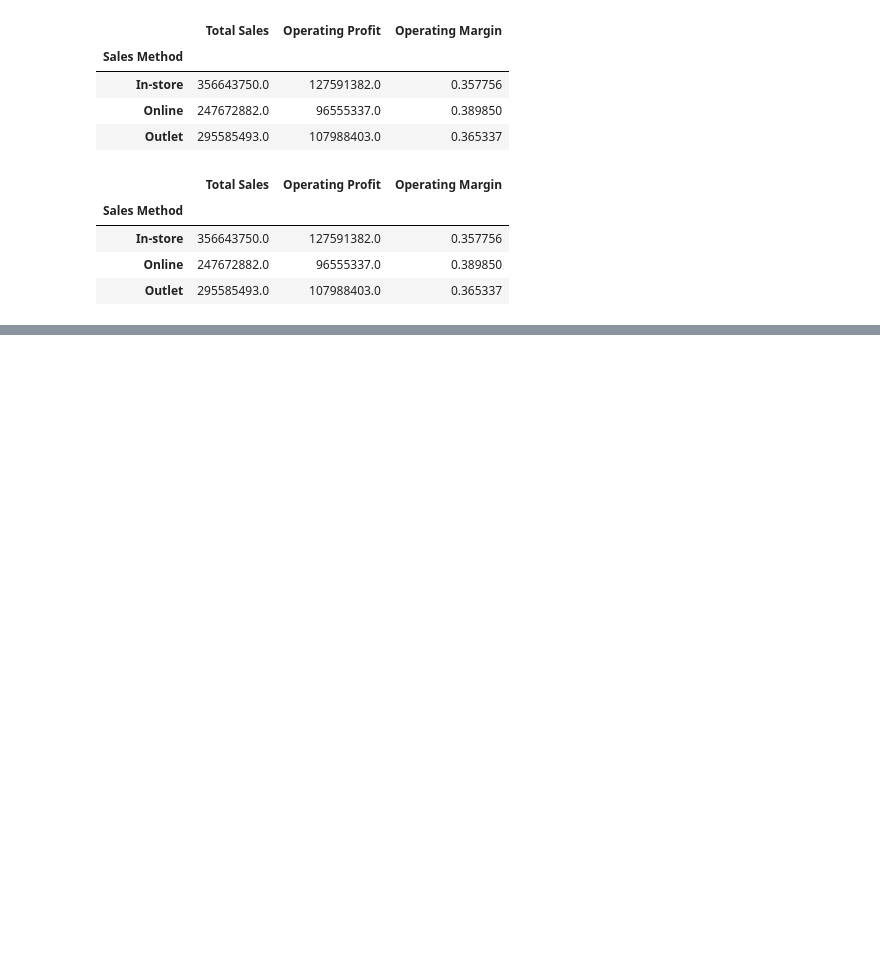
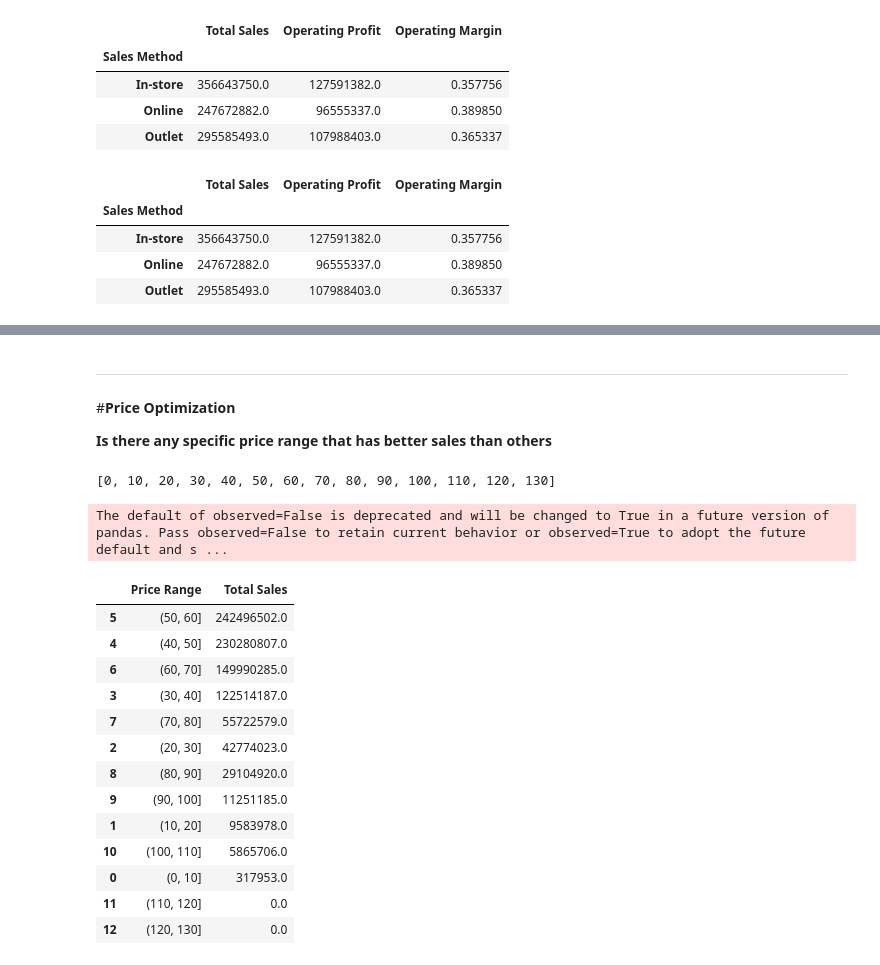
Before and after one commit to amanraghuvanshi/Adidas-Western-Zone-Sales, a Jupyter notebook: AdidasSalesAnalysis.ipynb, the cells around one changed output, grey strips where cells are left out. Drawn from its saved outputs; the diff is of its cells as text; code cells hidden in the pictures; blank space fills up the shorter version.

```diff
--- a/AdidasSalesAnalysis.ipynb
+++ b/AdidasSalesAnalysis.ipynb
@@ -733,0 +736,12 @@ Bonus: Many businesses use both channels (omnichannel approach) to leverage the
+# %% [markdown]
+<hr>
+
+#**Price Optimization**
+
+**Is there any specific price range that has better sales than others**
+# %%
+# determining the price ranges
+bins = [a for a in range(0, 131, 10)]
+bins
+# %% [output]
+[0, 10, 20, 30, 40, 50, 60, 70, 80, 90, 100, 110, 120, 130]
@@ -733,0 +751,28 @@ Bonus: Many businesses use both channels (omnichannel approach) to leverage the
+# %%
+# Create a new column for the price range
+df['Price Range'] = pd.cut(df['Price per Unit'], bins)
+
+# Group by the price range and sum the total sales
+salesPrice = df.groupby('Price Range')['Total Sales'].sum().reset_index()
+
+# Sorting the results to see which price range has the highest sales
+salesPrice = salesPrice.sort_values(by='Total Sales', ascending=False)
+
+# Results are sorted based on Total Sales
+salesPrice
+# %% [output]
+The default of observed=False is deprecated and will be changed to True in a future version of pandas. Pass observed=False to retain current behavior or observed=True to adopt the future default and s ...
+|  | Price Range | Total Sales |
+| 5 | (50, 60] | 242496502.0 |
+| 4 | (40, 50] | 230280807.0 |
+| 6 | (60, 70] | 149990285.0 |
+| 3 | (30, 40] | 122514187.0 |
+| 7 | (70, 80] | 55722579.0 |
+| 2 | (20, 30] | 42774023.0 |
+| 8 | (80, 90] | 29104920.0 |
+| 9 | (90, 100] | 11251185.0 |
+| 1 | (10, 20] | 9583978.0 |
+| 10 | (100, 110] | 5865706.0 |
+| 0 | (0, 10] | 317953.0 |
+| 11 | (110, 120] | 0.0 |
+| 12 | (120, 130] | 0.0 |
```
Also changed, not shown: parts of 6 cells of this notebook.
